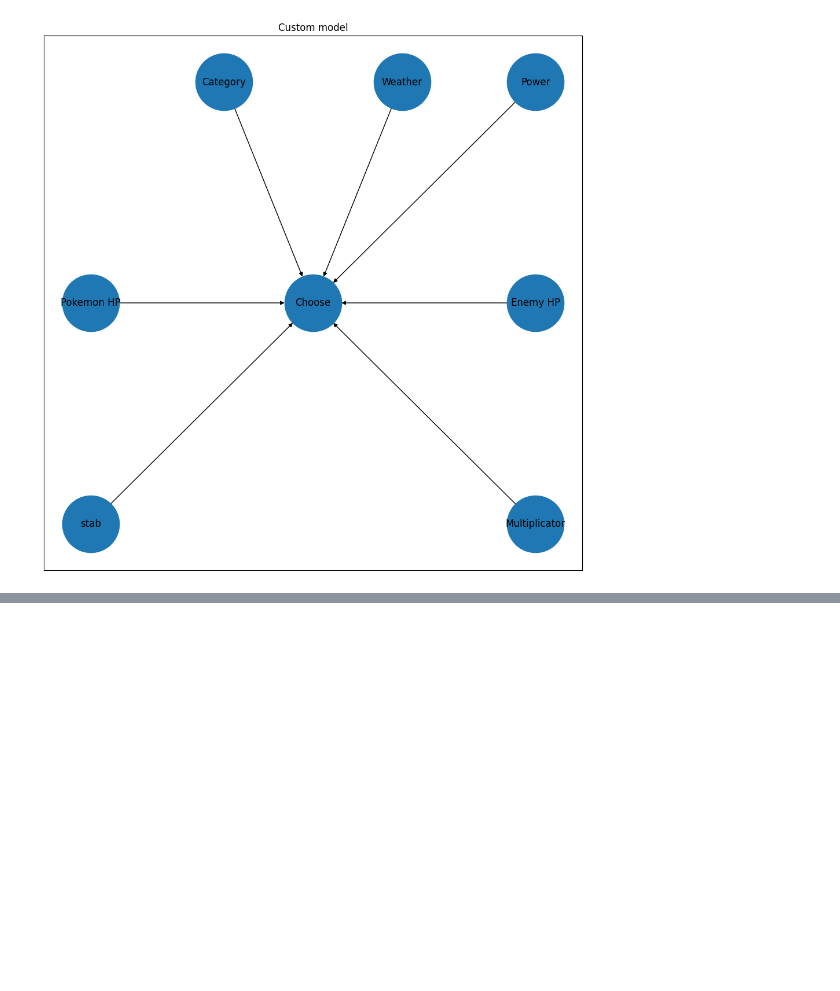
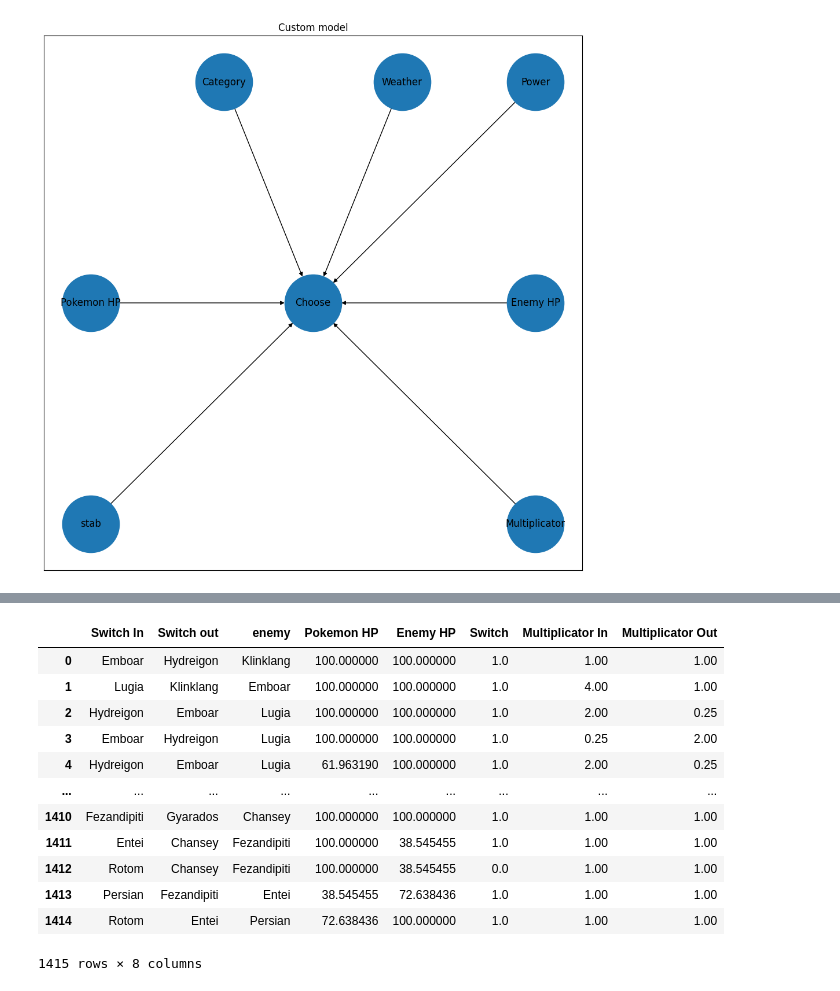
Before and after one commit to TechRufy/showdownBayesian, a Jupyter notebook: showdown/battle_bots/BayesianBot/BayesianNetwork/BayesianPokemon.ipynb, the cells around one changed output, grey strips where cells are left out. Cells and saved outputs as stored; diff of their text form; code cells hidden in the pictures; blank space fills up the shorter version.

```diff
--- a/showdown/battle_bots/BayesianBot/BayesianNetwork/BayesianPokemon.ipynb
+++ b/showdown/battle_bots/BayesianBot/BayesianNetwork/BayesianPokemon.ipynb
@@ -206,4 +206,79 @@ Using MinNeighbors
 
 0.5
 # %%
-df = pd.read_csv("../parsing Dataset/log/Dataset-Switch.csv")
+df_switch = pd.read_csv("../parsing Dataset/log/Dataset-Switch.csv")
+
+def Generate_Multiplicator_In_switch(x):
+    EnemyType = x["Enemy Type"]
+    InType = x["Pokemon In Type"]
+    weakness = 1
+    EnemyType = EnemyType.split(",")
+    InType = InType.split(",")
+
+    for i in range(max(len(EnemyType), len(InType))):
+        if i == 0:
+            EnemyType[i] = EnemyType[i][2:-1]
+            InType[i] = InType[i][2:-1]
+        elif i == 1:
+            if len(EnemyType) > 1:
+                EnemyType[1] = EnemyType[1][2:-2]
+            if len(InType) > 1:
+                InType[1] = InType[1][2:-2]
+    for En_Type in EnemyType:
+        if not En_Type.isalnum():
+            continue
+        for In_Type in InType:
+            if not In_Type.isalnum():
+                continue
+            weakness = weakness * weak[In_Type][En_Type]
+    return weakness
+
+def Generate_Multiplicator_Out_switch(x):
+    EnemyType = x["Enemy Type"]
+    OutType = x["Pokemon Out Type"]
+    weakness = 1
+    EnemyType = EnemyType.split(",")
+    OutType = OutType.split(",")
+
+    for i in range(max(len(EnemyType), len(OutType))):
+        if i == 0:
+            EnemyType[i] = EnemyType[i][2:-1]
+            OutType[i] = OutType[i][2:-1]
+        elif i == 1:
+            if len(EnemyType) > 1:
+                EnemyType[1] = EnemyType[1][2:-2]
+            if len(OutType) > 1:
+                OutType[1] = OutType[1][2:-2]
+    for En_Type in EnemyType:
+        if not En_Type.isalnum():
+            continue
+        for Out_Type in OutType:
+            if not Out_Type.isalnum():
+                continue
+            weakness = weakness * weak[Out_Type][En_Type]
+    return weakness
+
+df_switch["HPout"] = df_switch["HPout"].map(percentual_Transform)
+df_switch["HPEnemy"] = df_switch["HPEnemy"].map(percentual_Transform)
+
+df_switch.rename({"HPout": "Pokemon HP","HPEnemy": "Enemy HP","TypeEnemy" : "Enemy Type","TypeIN":"Pokemon In Type", "TypeOUT":"Pokemon Out Type"}, axis=1, inplace=True)
+df_switch["Multiplicator In"] = df_switch[["Enemy Type", "Pokemon In Type"]].apply(Generate_Multiplicator_In_switch, axis=1)
+df_switch["Multiplicator Out"] = df_switch[["Enemy Type", "Pokemon Out Type"]].apply(Generate_Multiplicator_Out_switch, axis=1)
+
+df_switch = df_switch.drop(["Enemy Type", "Pokemon In Type", "Pokemon Out Type"], axis= 1)
+
+df_switch
+# %% [output]
+|  | Switch In | Switch out | enemy | Pokemon HP | Enemy HP | Switch | Multiplicator In | Multiplicator Out |
+| 0 | Emboar | Hydreigon | Klinklang | 100.000000 | 100.000000 | 1.0 | 1.00 | 1.00 |
+| 1 | Lugia | Klinklang | Emboar | 100.000000 | 100.000000 | 1.0 | 4.00 | 1.00 |
+| 2 | Hydreigon | Emboar | Lugia | 100.000000 | 100.000000 | 1.0 | 2.00 | 0.25 |
+| 3 | Emboar | Hydreigon | Lugia | 100.000000 | 100.000000 | 1.0 | 0.25 | 2.00 |
+| 4 | Hydreigon | Emboar | Lugia | 61.963190 | 100.000000 | 1.0 | 2.00 | 0.25 |
+| ... | ... | ... | ... | ... | ... | ... | ... | ... |
+| 1410 | Fezandipiti | Gyarados | Chansey | 100.000000 | 100.000000 | 1.0 | 1.00 | 1.00 |
+| 1411 | Entei | Chansey | Fezandipiti | 100.000000 | 38.545455 | 1.0 | 1.00 | 1.00 |
+| 1412 | Rotom | Chansey | Fezandipiti | 100.000000 | 38.545455 | 0.0 | 1.00 | 1.00 |
+| 1413 | Persian | Fezandipiti | Entei | 38.545455 | 72.638436 | 1.0 | 1.00 | 1.00 |
+| 1414 | Rotom | Entei | Persian | 72.638436 | 100.000000 | 1.0 | 1.00 | 1.00 |
+1415 rows × 8 columns
```
Also changed, not shown: parts of 7 cells of this notebook.
